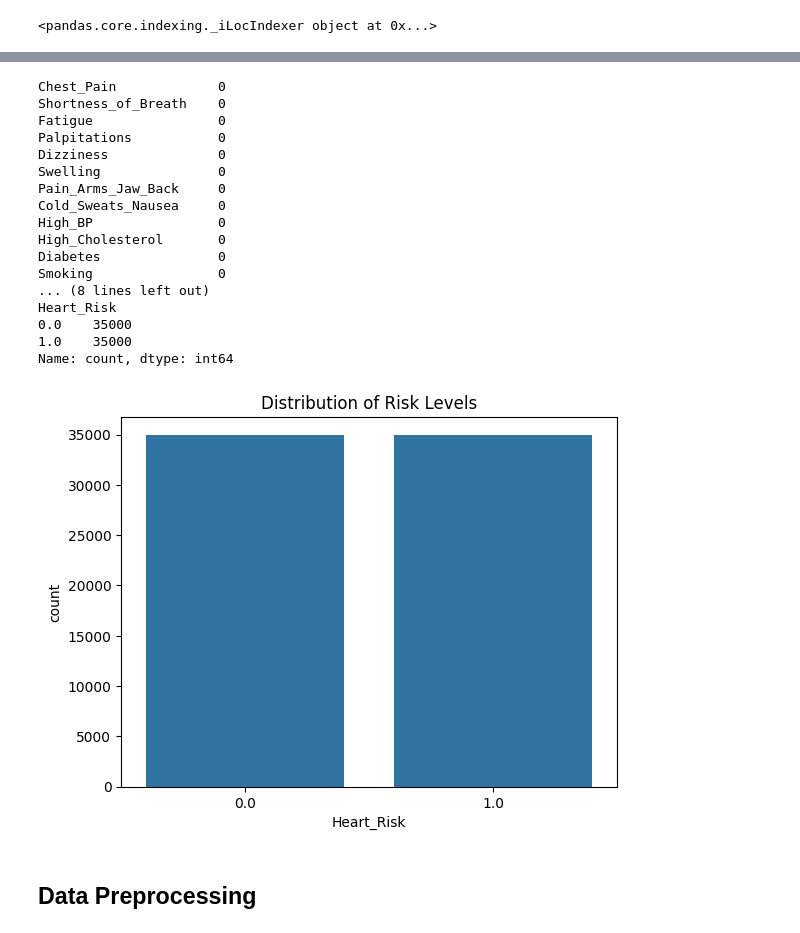
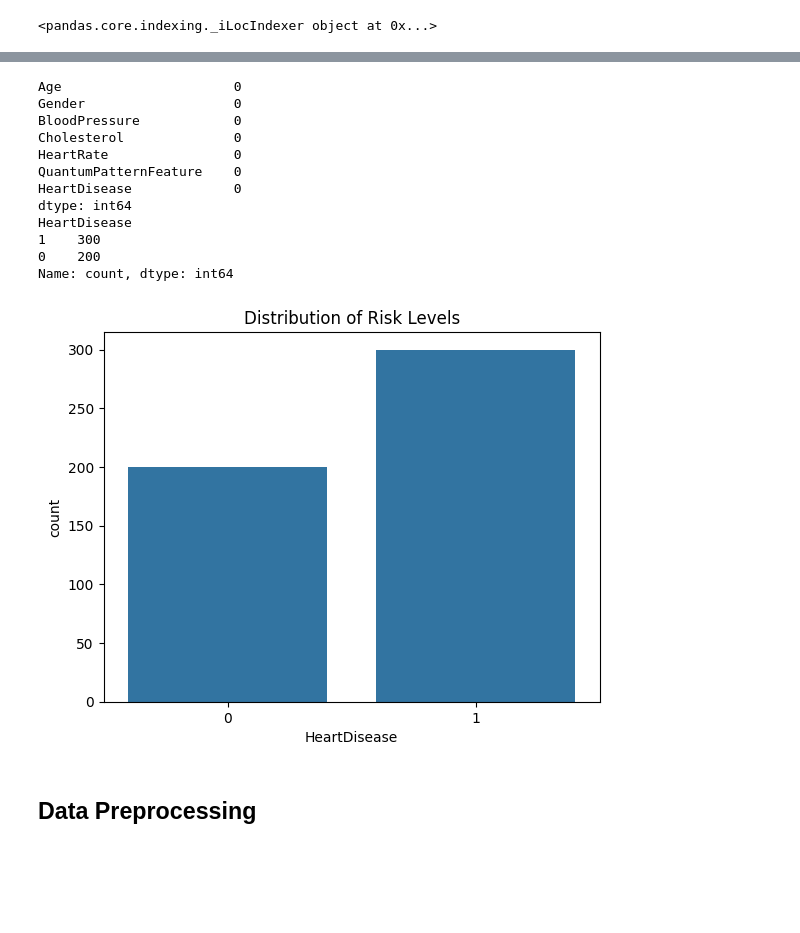
Before and after one commit to Phionanamugga/Early_Detection_of_Heart_Disease-, a Jupyter notebook: early_heart_disease_detection.ipynb, the cells around one changed output, grey strips where cells are left out. Drawn from its saved outputs; the diff is of its cells as text; code cells hidden in the pictures; blank space fills up the shorter version.

```diff
--- a/early_heart_disease_detection.ipynb
+++ b/early_heart_disease_detection.ipynb
@@ -95,34 +86,29 @@ Name: Age, Length: 70000, dtype: bool
 # %%
 # Checking for missing values
 print(df.isnull().sum())
 
 # Checking the distribution of the target variable
-target_column = 'Heart_Risk'
+target_column = 'HeartDisease'
 print(df[target_column].value_counts())
 
 # Visualizing the target variable distribution
 sns.countplot(x=target_column, data=df)
 plt.title('Distribution of Risk Levels')
 plt.show()
 # %% [output]
-Chest_Pain             0
-Shortness_of_Breath    0
-Fatigue                0
-Palpitations           0
-Dizziness              0
-Swelling               0
-Pain_Arms_Jaw_Back     0
-Cold_Sweats_Nausea     0
-High_BP                0
-High_Cholesterol       0
-Diabetes               0
-Smoking                0
-... (8 lines left out)
-Heart_Risk
-0.0    35000
-1.0    35000
+Age                      0
+Gender                   0
+BloodPressure            0
+Cholesterol              0
+HeartRate                0
+QuantumPatternFeature    0
+HeartDisease             0
+dtype: int64
+HeartDisease
+1    300
+0    200
 Name: count, dtype: int64
-[figure, old version]
+[figure, new version]
 # %% [markdown]
 ## Data Preprocessing
 # %%
```
Also changed, not shown: parts of 6 cells of this notebook.
